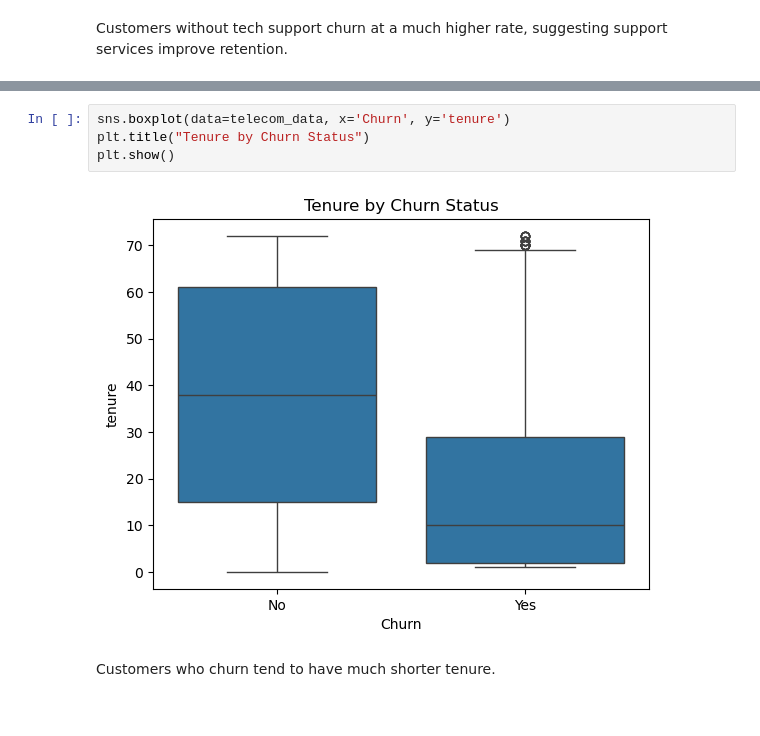
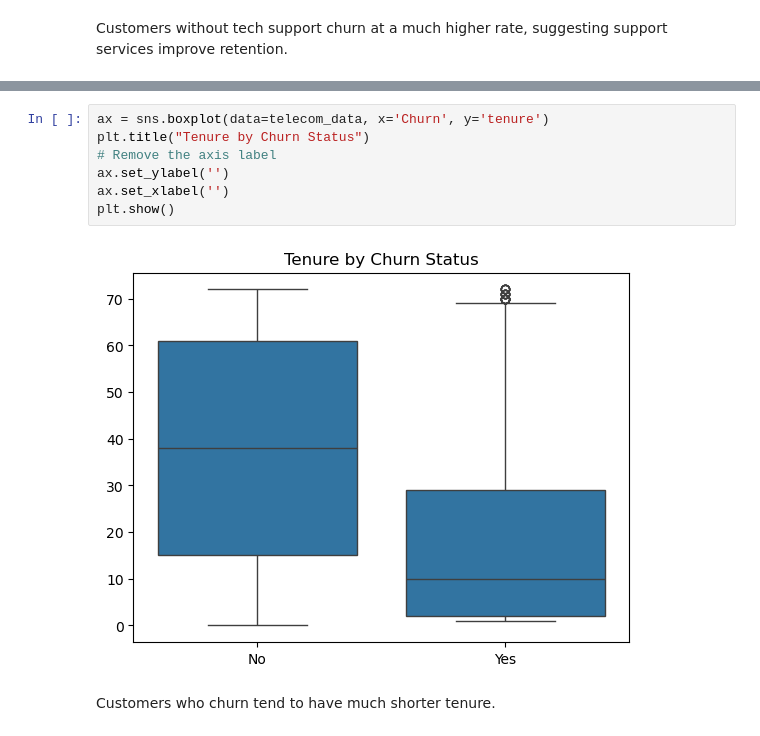
Before and after one commit to Sherrell-B/data-science, a Jupyter notebook: DSC 680 Project 1.ipynb, the cells around one changed output, grey strips where cells are left out. Saved outputs shown, nothing was run; the diff lists cells and outputs as text.

```diff
--- a/DSC 680 Project 1.ipynb
+++ b/DSC 680 Project 1.ipynb
@@ -206,9 +230,12 @@ plt.show()
 # %%
-sns.boxplot(data=telecom_data, x='Churn', y='tenure')
+ax = sns.boxplot(data=telecom_data, x='Churn', y='tenure')
 plt.title("Tenure by Churn Status")
+# Remove the axis label
+ax.set_ylabel('')
+ax.set_xlabel('')
 plt.show()
 # %% [output]
-[figure, old version]
+[figure, new version]
 # %% [markdown]
 Customers who churn tend to have much shorter tenure.
 # %%
```
Also changed, not shown: parts of 15 cells of this notebook.
